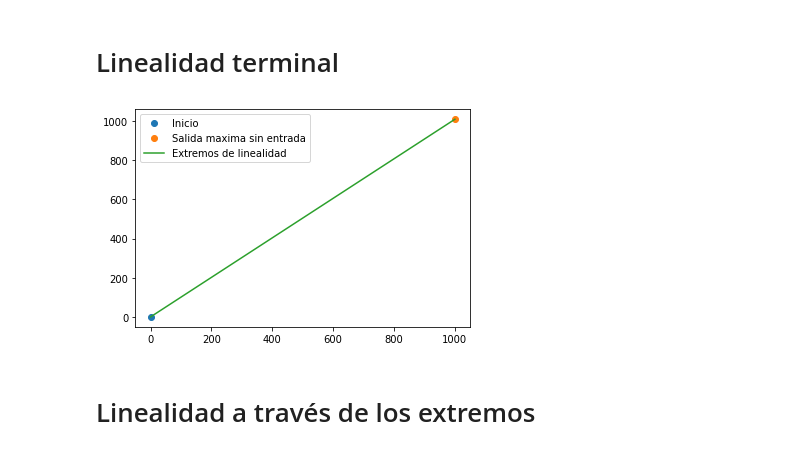
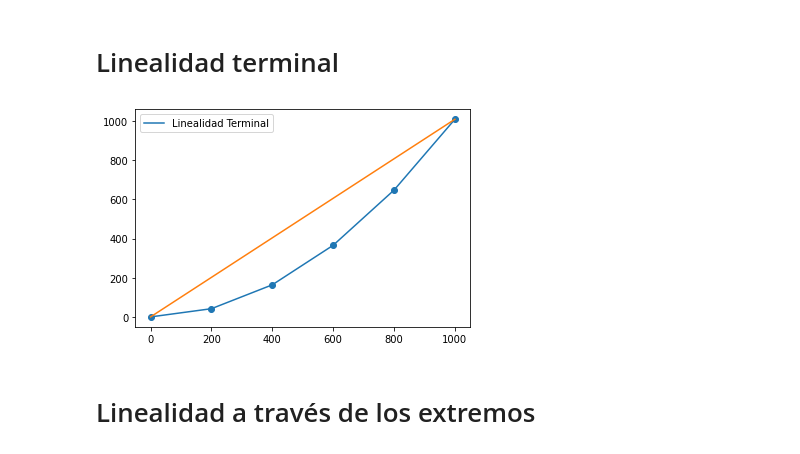
Before and after one commit to Ricardo-Gomez-4-113/Control-inteligente, a Jupyter notebook: Examen_U1_Control_Inteligente.ipynb, the cells around one changed output. Drawn from its saved outputs; the diff is of its cells as text; code cells hidden in the pictures.

```diff
--- a/Examen_U1_Control_Inteligente.ipynb
+++ b/Examen_U1_Control_Inteligente.ipynb
@@ -411,25 +411,25 @@ plt.show()
 # %%
 import numpy as np
 import matplotlib.pyplot as plt
 
 # Definir los datos
 xe2 = np.array(x2)
 ye2 = np.array(y2)
 # Realizar una regresión lineal de los puntos extremos
 slope, intercept = np.polyfit([xe2[0], xe2[-1]], [ye2[0], ye2[-1]], 1)
 
 # Calcular la predicción de la regresión lineal para todo el rango de valores de x
 xe_range = np.linspace(xe2[0], xe2[-1], 100)
 ye_pred = slope * xe_range + intercept
 
 # Graficar los datos y la línea de regresión
-plt.plot(0, 0, 'o', label='Inicio')
-plt.plot(xe2[5], ye2[5], 'o', label='Salida maxima sin entrada')
-plt.plot(xe_range, ye_pred, label='Extremos de linealidad')
+plt.scatter(xe2, ye2,)
+plt.plot(xe2, ye2, label='Linealidad Terminal')
+plt.plot(xe_range, ye_pred)
 plt.legend()
 plt.show()
 # %% [output]
-[figure, old version]
+[figure, new version]
 # %% [markdown]
 # Linealidad a través de los extremos
 # %%
```
